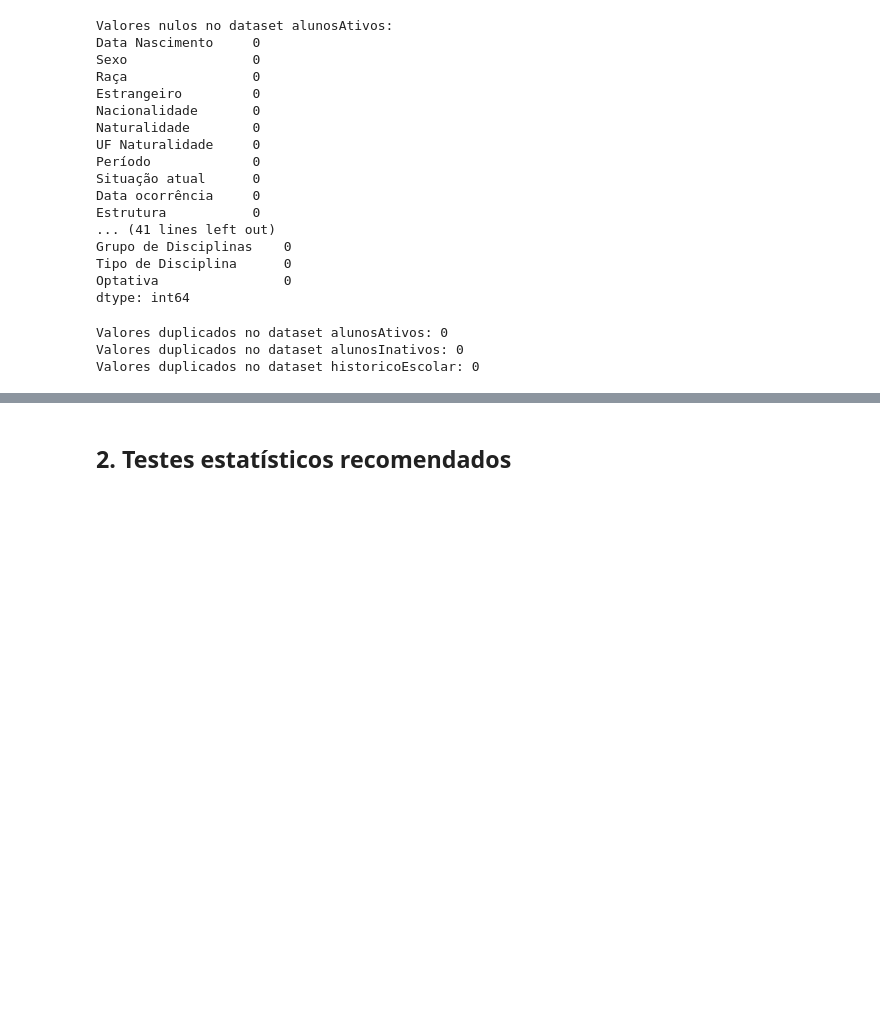
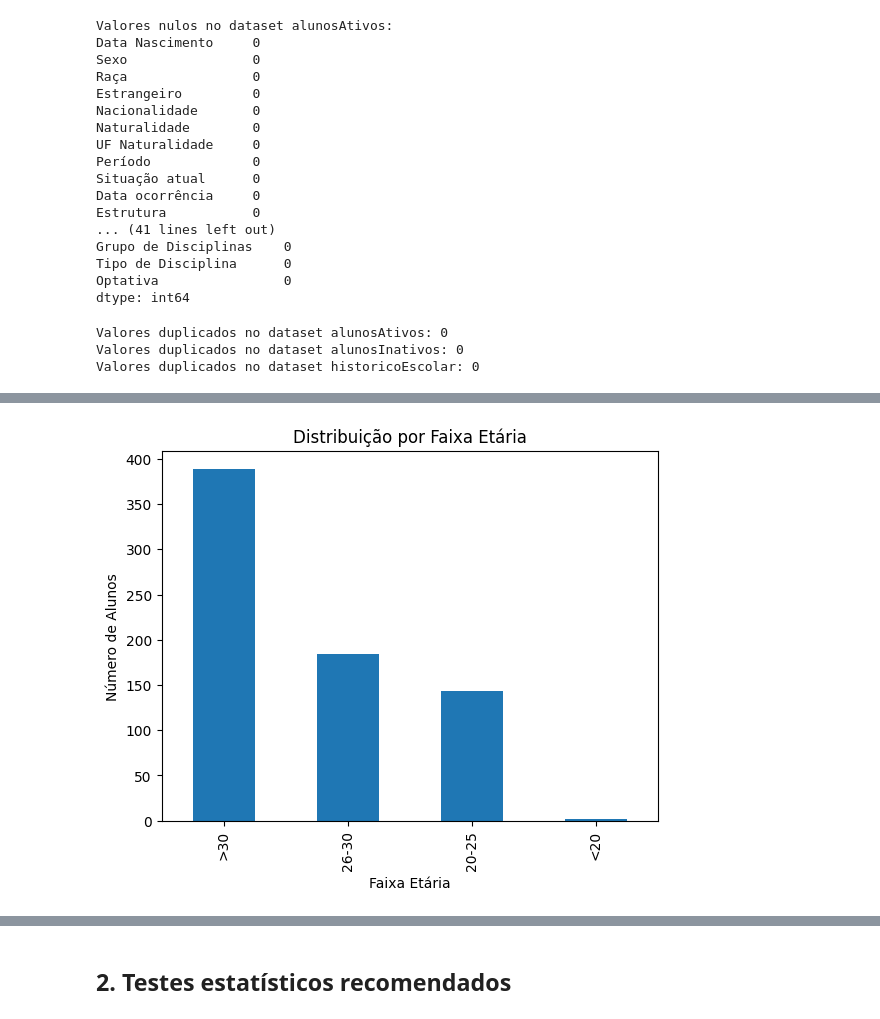
Before and after one commit to annabzsantos/An-lisePefilAcad-mico, a Jupyter notebook: Analise_pefilAcademico.ipynb, the cells around one changed output, grey strips where cells are left out. Saved outputs shown, nothing was run; the diff lists cells and outputs as text; code cells hidden in the pictures; blank space fills up the shorter version.

```diff
--- a/Analise_pefilAcademico.ipynb
+++ b/Analise_pefilAcademico.ipynb
@@ -134,0 +147,27 @@ Valores duplicados no dataset historicoEscolar: 0
+# %%
+# Converter para datetime
+alunos["Data Nascimento"] = pd.to_datetime(alunos["Data Nascimento"], errors="coerce")
+# %%
+# Calcular idade aproximada
+alunos["Idade"] = alunos["Data Nascimento"].apply(
+    lambda x: datetime.now().year - x.year if pd.notnull(x) else None
+)
+# %%
+# Criar faixas etárias
+bins = [0, 20, 25, 30, 100]
+labels = ["<20", "20-25", "26-30", ">30"]
+alunos["Faixa Etária"] = pd.cut(alunos["Idade"], bins=bins, labels=labels, right=False)
+# %%
+# Criar variável evasão (1=evadido, 0=concluído/ativo)
+alunos["Evasao"] = alunos["Situação atual"].apply(
+lambda x: 1 if ("DESLIGAMENTO" in str(x) or "DESISTENCIA" in str(x)) else 0
+)
+# %%
+# Distribuição das faixas etárias
+alunos["Faixa Etária"].value_counts().plot(kind="bar")
+plt.title("Distribuição por Faixa Etária")
+plt.xlabel("Faixa Etária")
+plt.ylabel("Número de Alunos")
+plt.show()
+# %% [output]
+[figure, added]
```
Also changed, not shown: parts of 14 cells of this notebook.
